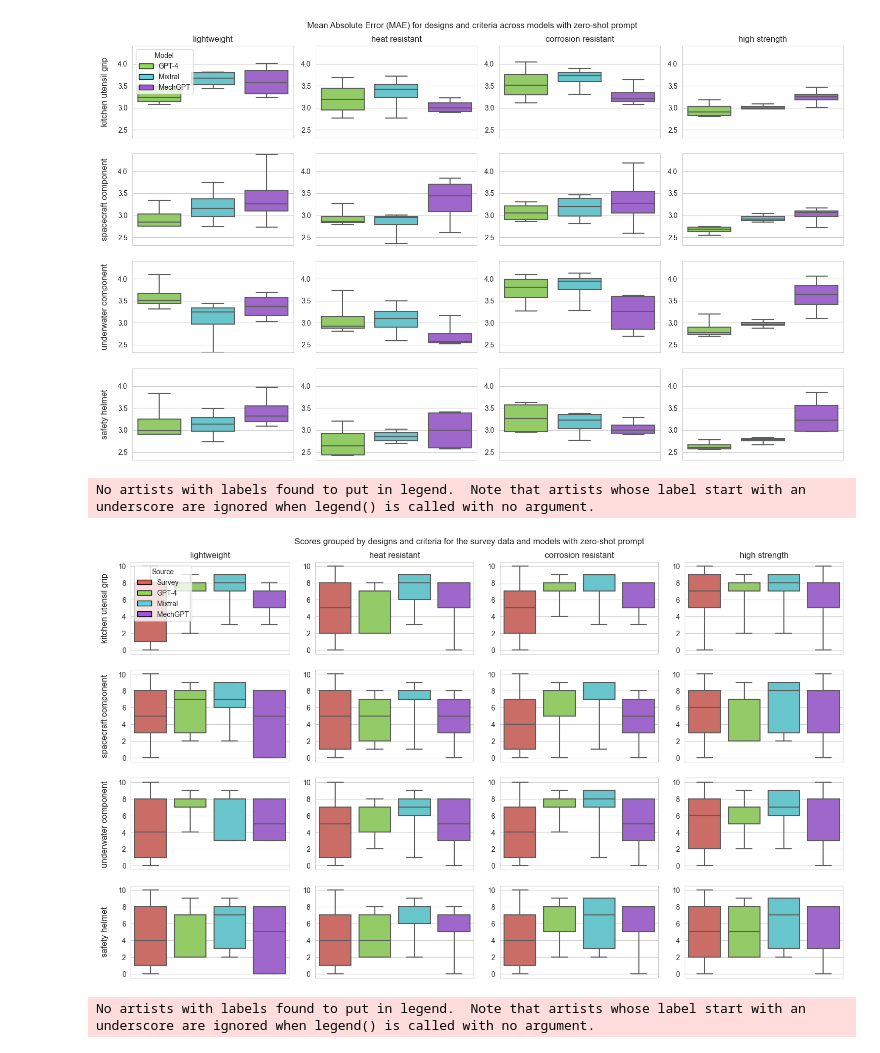
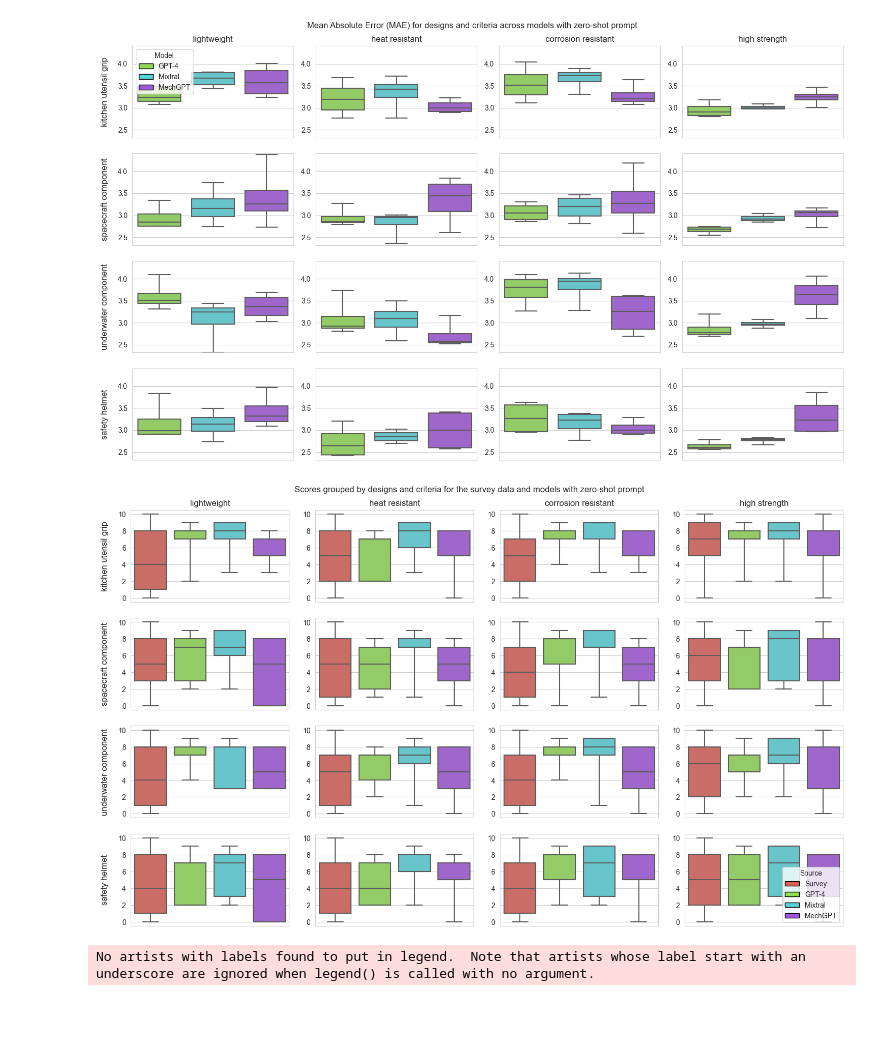
Before and after one commit to grndnl/llm_material_selection_jcise, a Jupyter notebook: evaluation/aggregate_results.ipynb, the cells around one changed output. Cells and saved outputs as stored; diff of their text form; code cells hidden in the pictures; blank space fills up the shorter version.

```diff
--- a/evaluation/aggregate_results.ipynb
+++ b/evaluation/aggregate_results.ipynb
@@ -279,37 +279,35 @@ for i, (design, criteria) in enumerate(unique_design_criteria.itertuples(index=F
         axs[i].set_title(f'{criteria}')
     axs[i].set_xlabel('')
     axs[i].set_ylabel('')
     axs[i].set_xticklabels([])
 
 # add a legend
-axs[0].legend(title='Source', loc='upper left')
 palette = sns.color_palette("hls", 4)  # Skipping the first color
 
 custom_handles = [Patch(facecolor=palette[0], edgecolor='black', label='Survey'),
                   Patch(facecolor=palette[1], edgecolor='black', label='GPT-4'),
                   Patch(facecolor=palette[2], edgecolor='black', label='Mixtral'),
                   Patch(facecolor=palette[3], edgecolor='black', label='MechGPT')
                   ]
-axs[0].legend(handles=custom_handles, labels=['Survey', 'GPT-4', 'Mixtral', 'MechGPT'], title='Source', loc='upper left')
+axs[15].legend(handles=custom_handles, labels=['Survey', 'GPT-4', 'Mixtral', 'MechGPT'], title='Source', loc='lower right')
 
 # add a title
 plt.suptitle("Scores grouped by designs and criteria for the survey data and models with zero-shot prompt") #, y=1.03) #fontsize=16,
 
 # Set the super titles for rows and columns
 unique_designs = data['design'].unique()
 for ax, design in zip([axs[0], axs[4], axs[8], axs[12]], unique_designs):
     ax.annotate(design, xy=(0, 0.5), xytext=(-ax.yaxis.labelpad - 5, 0),
                 xycoords=ax.yaxis.label, textcoords='offset points',
                 size='large', ha='right', va='center', rotation=90)
 plt.tight_layout()
 
 # save
 plt.savefig('figures/results_per_design_criteria_grouped_by_model.pdf')
 
 plt.show()
 # %% [output]
-No artists with labels found to put in legend.  Note that artists whose label start with an underscore are ignored when legend() is called with no argument.
-[figure, old version]
+[figure, new version]
 # %%
 fig, axs = plt.subplots(4, 4, figsize=(15, 9), constrained_layout=True)
 axs = axs.flatten()  # Flatten for easy indexing
```
Also changed, not shown: 4 other files.
